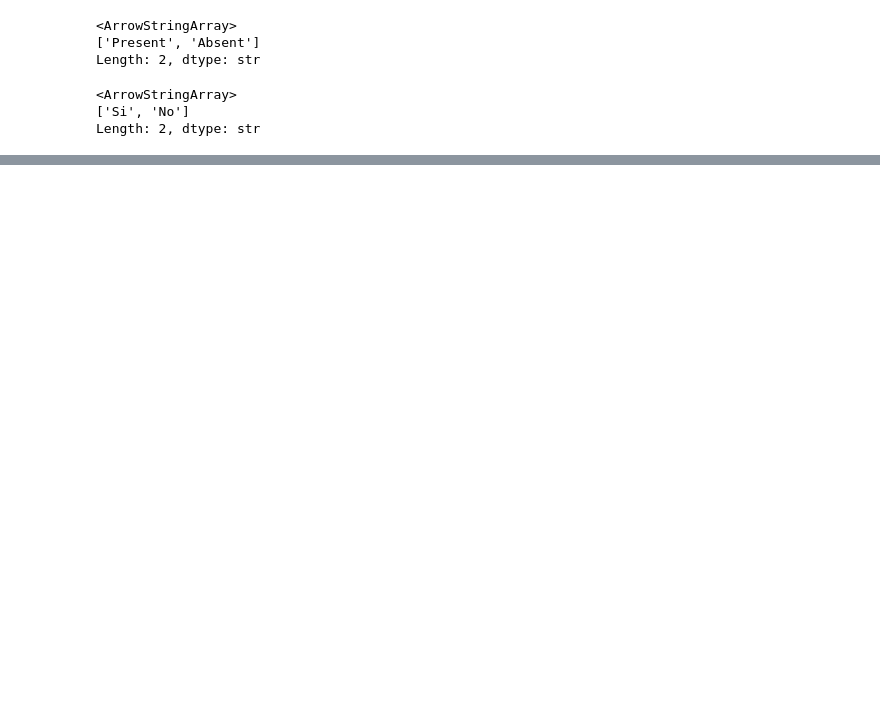
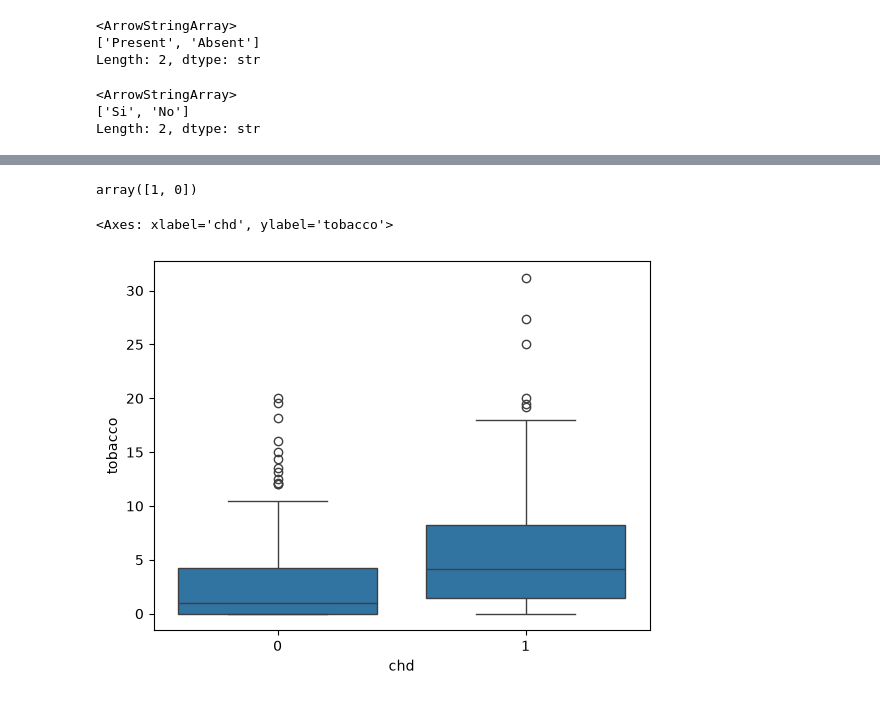
Before and after one commit to atultiwari01/ML_Learning, a Jupyter notebook: Assignment_SAheart.ipynb, the cells around one changed output, grey strips where cells are left out. Drawn from its saved outputs; the diff is of its cells as text; code cells hidden in the pictures; blank space fills up the shorter version.

```diff
--- a/Assignment_SAheart.ipynb
+++ b/Assignment_SAheart.ipynb
@@ -70,0 +166,9 @@ Length: 2, dtype: str
+# %%
+SAheart_df['chd'].unique()
+# %% [output]
+array([1, 0])
+# %%
+sn.boxplot(data=SAheart_df, x='chd', y= 'tobacco')
+# %% [output]
+<Axes: xlabel='chd', ylabel='tobacco'>
+[figure, added]
```
Also changed, not shown: parts of 17 cells of this notebook.
